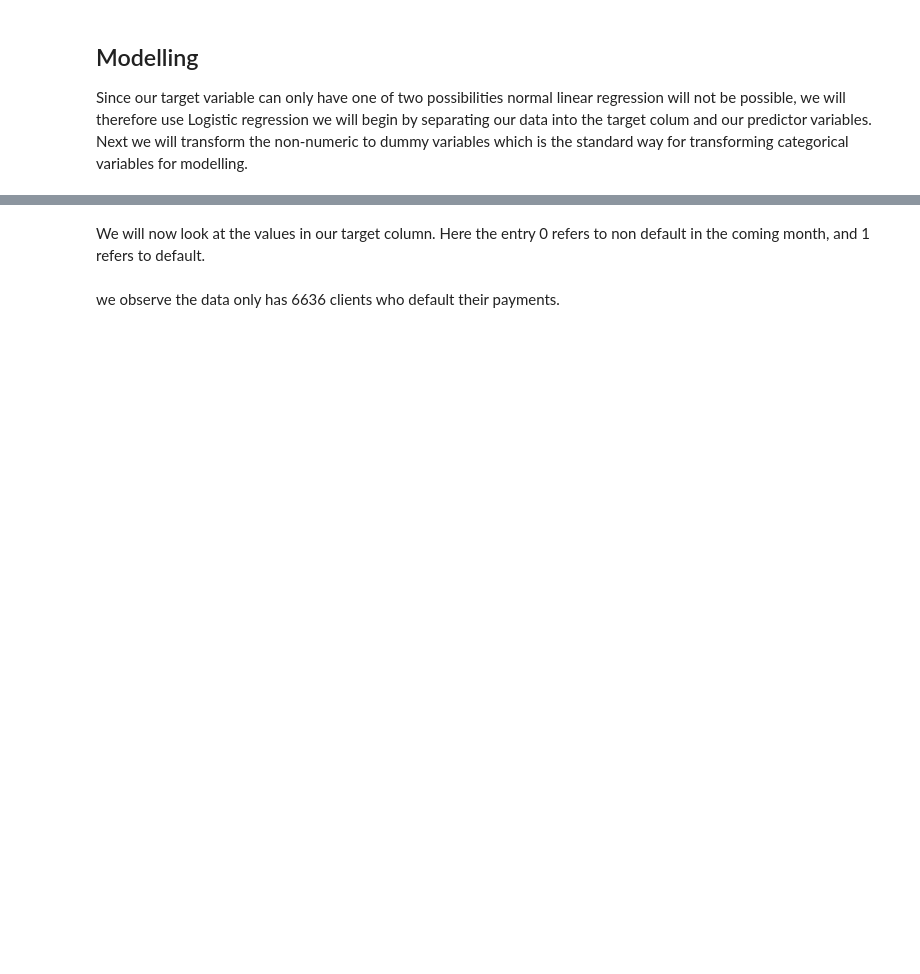
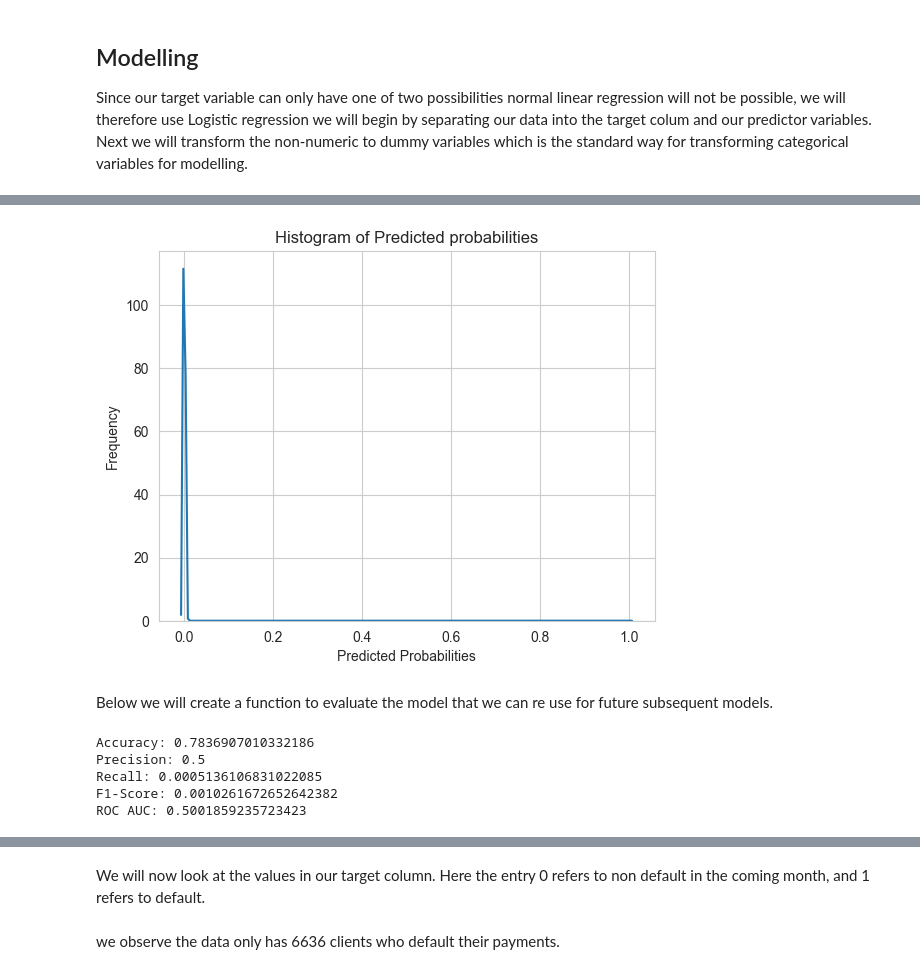
Before and after one commit to Imacharia/Default_predictor, a Jupyter notebook: Credit card default analysis.ipynb, the cells around one changed output, grey strips where cells are left out. Drawn from its saved outputs; the diff is of its cells as text; code cells hidden in the pictures; blank space fills up the shorter version.

```diff
--- a/Credit card default analysis.ipynb
+++ b/Credit card default analysis.ipynb
@@ -420,6 +448,8 @@ clean_df_encoded
 # %%
 # Defining variables
-X = clean_df.drop("Target", axis=1)
-y = clean_df['Target']
+# we will Drop the Target column from X since it will be our y
+# we will also drop the column we created for binned ages since we already have the age column
+X = clean_df_encoded.drop(["Target", "Age_bin"], axis=1)
+y = clean_df_encoded['Target']
 # splitting data into train and test
 X_train, X_test, y_train, y_test = train_test_split(X, y, test_size=0.3, random_state=42, shuffle=True)
@@ -433,0 +475,10 @@ ValueError: could not convert string to float: 'Graduate School'
+# %%
+# create an instance of SimpleImputer with the desired strategy
+imputer = SimpleImputer(strategy='mean')
+
+# Fit the imputer on our data
+imputer.fit(X_train_scaled)
+
+# transform the data
+X_train_imputed = imputer.transform(X_train_scaled)
+X_test_imputed = imputer.transform(X_test_scaled)
@@ -433,0 +487,6 @@ ValueError: could not convert string to float: 'Graduate School'
+# %%
+# Create a Logistic Regression model with Ridge regularization
+logreg = LogisticRegression(penalty='l2', solver='liblinear')
+
+# Fit the model to the training data
+logreg.fit(X_train_imputed, y_train)
@@ -433,0 +508,11 @@ ValueError: could not convert string to float: 'Graduate School'
+# %%
+# Create predictions from our model
+y_pred1 = logreg.predict(X_test_imputed)
+print("Prediction Value Counts")
+pred_unique_values, counts = np.unique(y_pred1, return_counts=True)
+for value, count in [(value, count) for value, count in zip(pred_unique_values, counts)]:
+    print(f"{value}: {count}")
+print("Actual Value Counts")
+act_unique_values, counts = np.unique(y_test, return_counts=True)
+for value, count in list(zip(act_unique_values, counts)):
+    print(f"{value}: {count}")
@@ -433,0 +555,27 @@ ValueError: could not convert string to float: 'Graduate School'
+# %%
+# Create a histogram of predicted probabilities
+sns.kdeplot(y_pred1)
+plt.xlabel("Predicted Probabilities")
+plt.ylabel("Frequency")
+plt.title("Histogram of Predicted probabilities")
+plt.savefig("Images/Baseline Predictions")
+plt.show()
+# %% [output]
+[figure, added]
+# %% [markdown]
+
+Below we will create a function to evaluate the model that we can re use for future subsequent models.
+# %%
+# Evaluate All metrics
+evaluator = ClassificationEvaluator(y_test, y_pred1)
+metrics = evaluator.evaluate()
+
+# print the metrics
+for metric, value in metrics.items():
+    print(f"{metric}: {value}")
+# %% [output]
+Accuracy: 0.7836907010332186
+Precision: 0.5
+Recall: 0.0005136106831022085
+F1-Score: 0.0010261672652642382
+ROC AUC: 0.5001859235723423
```
Also changed, not shown: parts of 22 cells of this notebook, 4 other files.
